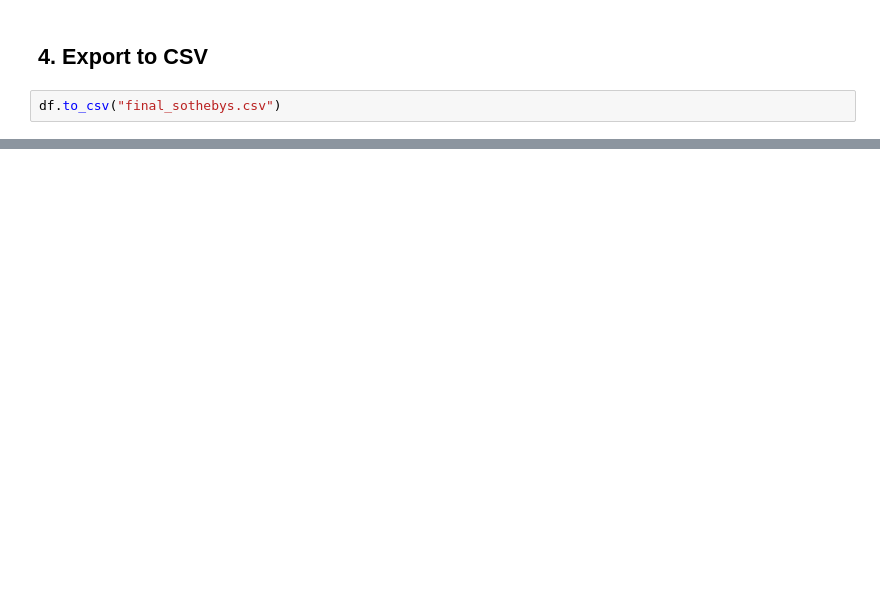
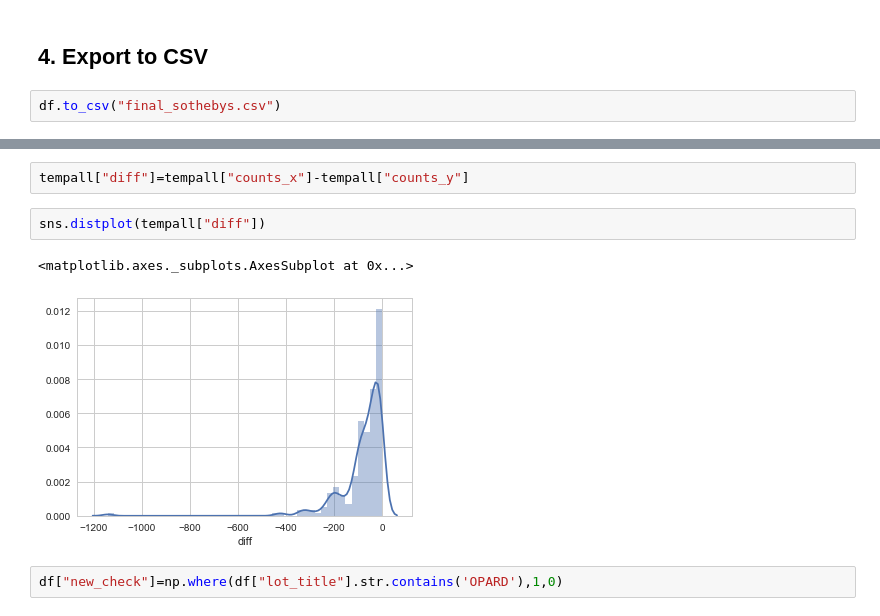
Before and after one commit to serenazzz/art-auction-visualization-project, a Jupyter notebook: Preprocessing.ipynb, the cells around one changed output, grey strips where cells are left out. Drawn from its saved outputs; the diff is of its cells as text; blank space fills up the shorter version.

```diff
--- a/Preprocessing.ipynb
+++ b/Preprocessing.ipynb
@@ -134,0 +130,9 @@ KeyError: 'auc_id'
+# %%
+tempall["diff"]=tempall["counts_x"]-tempall["counts_y"]
+# %%
+sns.distplot(tempall["diff"])
+# %% [output]
+<matplotlib.axes._subplots.AxesSubplot at 0x...>
+[figure, added]
+# %%
+df["new_check"]=np.where(df["lot_title"].str.contains('OPARD'),1,0)
```
Also changed, not shown: parts of 12 cells of this notebook, 5 other files.
